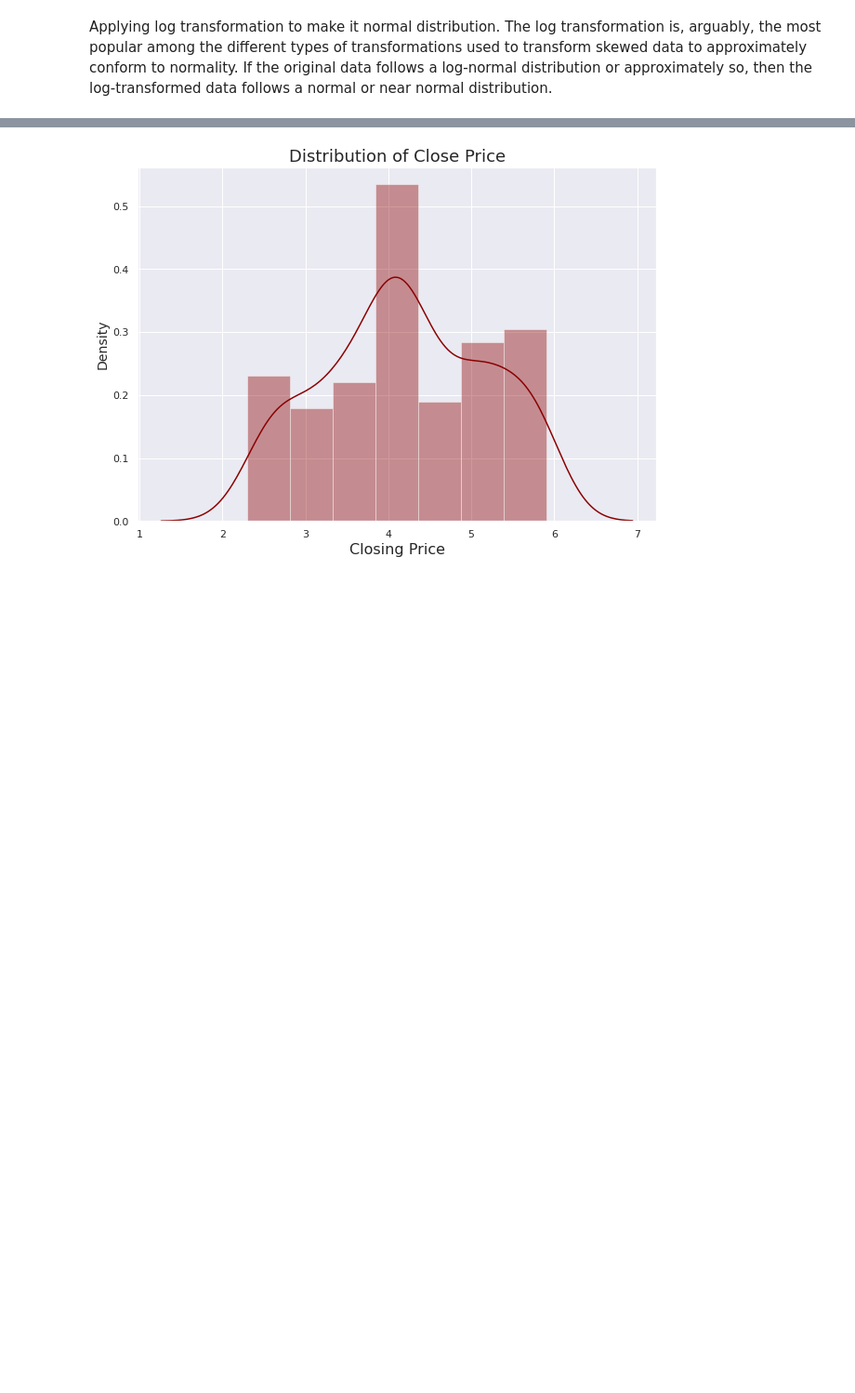
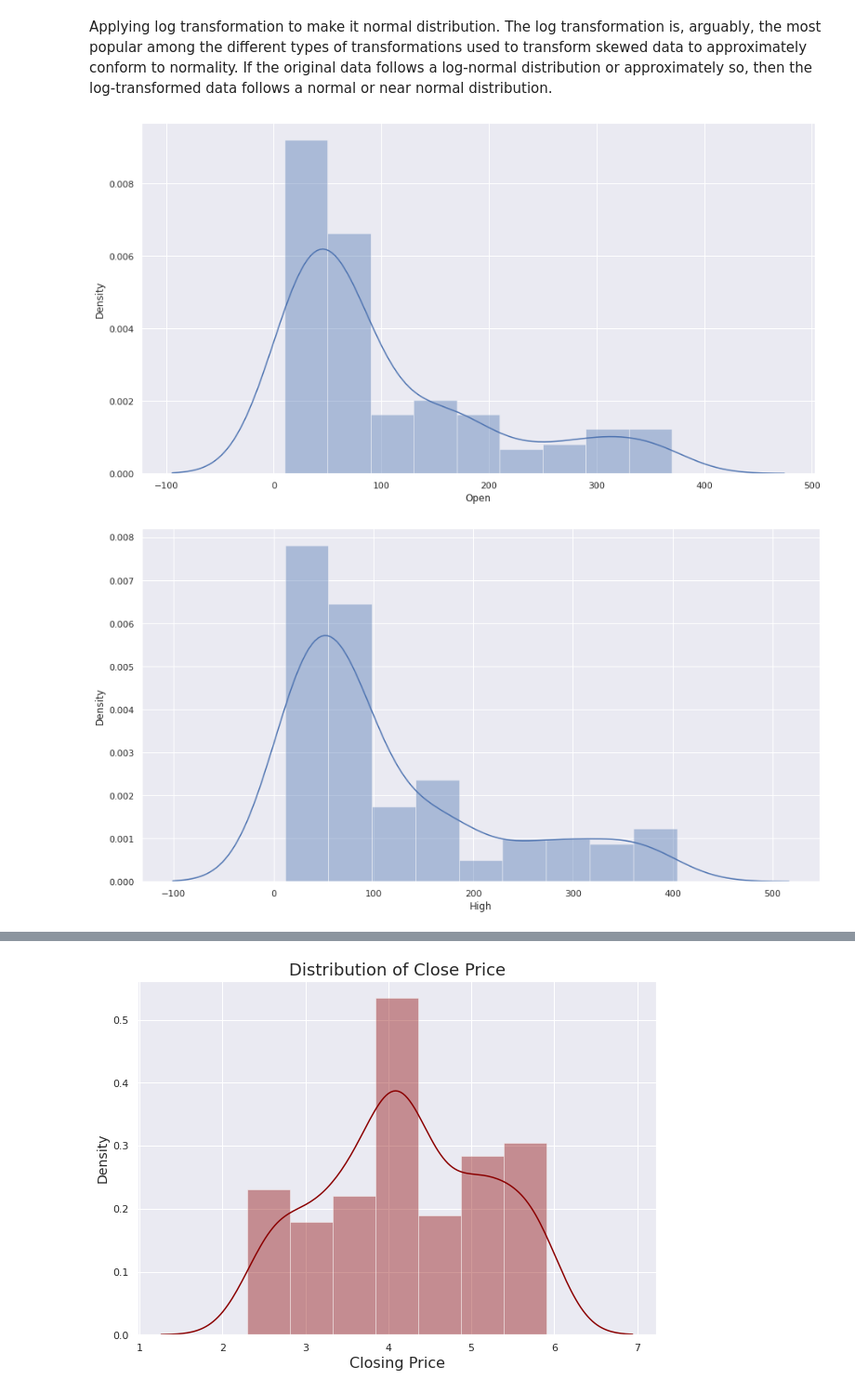
Before and after one commit to DrBharathiTC/Yesbankstockpriceprediction, a Jupyter notebook: Yes_Bank_Stock_Closing_Price_Prediction.ipynb, the cells around one changed output, grey strips where cells are left out. Shown at 93% size. Saved outputs shown, nothing was run; the diff lists cells and outputs as text; code cells hidden in the pictures; blank space fills up the shorter version.

```diff
--- a/Yes_Bank_Stock_Closing_Price_Prediction.ipynb
+++ b/Yes_Bank_Stock_Closing_Price_Prediction.ipynb
@@ -226,3 +225,12 @@ It is Right Skewed Distirbution
 # %% [markdown]
 Applying log transformation to make it normal distribution.
 The log transformation is, arguably, the most popular among the different types of transformations used to transform skewed data to approximately conform to normality. If the original data follows a log-normal distribution or approximately so, then the log-transformed data follows a normal or near normal distribution.
+# %%
+drop_datedf=YBCPP.drop(['Date'],axis=1)
+# %%
+for i in drop_datedf:
+  plt.figure(figsize=(15,8))
+  sns.distplot(YBCPP[i])
+# %% [output]
+[figure, added]
+[figure, added]
```
Also changed, not shown: parts of 4 cells of this notebook.
